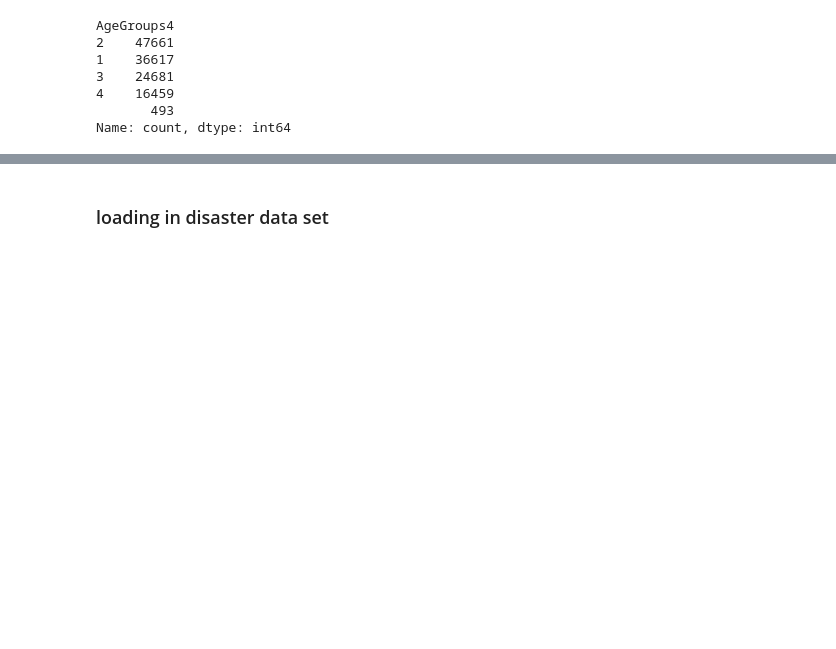
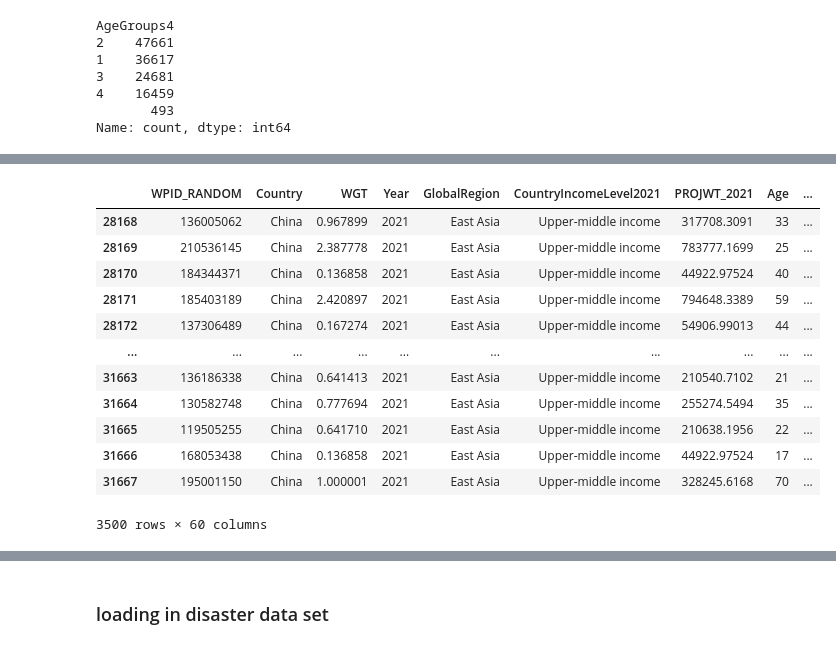
Before and after one commit to eemchadwick/natural_disasters, a Jupyter notebook: notebooks/natural disasters.ipynb, the cells around one changed output, grey strips where cells are left out. Cells and saved outputs as stored; diff of their text form; code cells hidden in the pictures; blank space fills up the shorter version.

Commit message:
column names changed

```diff
--- a/notebooks/natural disasters.ipynb
+++ b/notebooks/natural disasters.ipynb
@@ -288,0 +299,9 @@ pd.set_option('display.max_columns', None)
+# %%
+inc_fe_dict = {'1': 'Living comfortably',
+               '2': 'Getting by',
+               '3': 'Finding it difficult',
+               '4': 'Finding it very difficult',
+               '5': 'DK',
+               '6': 'Refused'
+              }
+survey['IncomeFeelings'] = survey['IncomeFeelings'].astype(str).map(inc_fe_dict)
@@ -288,0 +329,8 @@ pd.set_option('display.max_columns', None)
+# %%
+income5_dict = {'1': 'Poorest 20%',
+                '2': 'Second 20%',
+                '3': 'Middle 20%',
+                '4': 'Fourth 20%',
+                '5': 'Richest 20%'
+               }
+survey['INCOME_5'] = survey['INCOME_5'].astype(str).map(income5_dict)
@@ -288,0 +359,17 @@ pd.set_option('display.max_columns', None)
+# %%
+#all the blank values for employment are in China
+survey[(survey['EMP_2010']== ' ') | (survey['Country']=='China')]
+# %% [output]
+|  | WPID_RANDOM | Country | WGT | Year | GlobalRegion | CountryIncomeLevel2021 | PROJWT_2021 | Age | ... |
+| 28168 | 136005062 | China | 0.967899 | 2021 | East Asia | Upper-middle income | 317708.3091 | 33 | ... |
+| 28169 | 210536145 | China | 2.387778 | 2021 | East Asia | Upper-middle income | 783777.1699 | 25 | ... |
+| 28170 | 184344371 | China | 0.136858 | 2021 | East Asia | Upper-middle income | 44922.97524 | 40 | ... |
+| 28171 | 185403189 | China | 2.420897 | 2021 | East Asia | Upper-middle income | 794648.3389 | 59 | ... |
+| 28172 | 137306489 | China | 0.167274 | 2021 | East Asia | Upper-middle income | 54906.99013 | 44 | ... |
+| ... | ... | ... | ... | ... | ... | ... | ... | ... | ... |
+| 31663 | 136186338 | China | 0.641413 | 2021 | East Asia | Upper-middle income | 210540.7102 | 21 | ... |
+| 31664 | 130582748 | China | 0.777694 | 2021 | East Asia | Upper-middle income | 255274.5494 | 35 | ... |
+| 31665 | 119505255 | China | 0.641710 | 2021 | East Asia | Upper-middle income | 210638.1956 | 22 | ... |
+| 31666 | 168053438 | China | 0.136858 | 2021 | East Asia | Upper-middle income | 44922.97524 | 17 | ... |
+| 31667 | 195001150 | China | 1.000001 | 2021 | East Asia | Upper-middle income | 328245.6168 | 70 | ... |
+3500 rows × 60 columns
```
Also changed, not shown: parts of 53 cells of this notebook, 1 other file.
